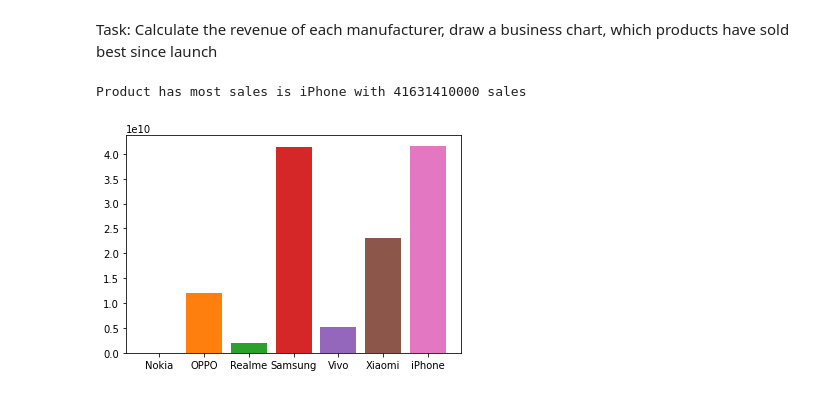
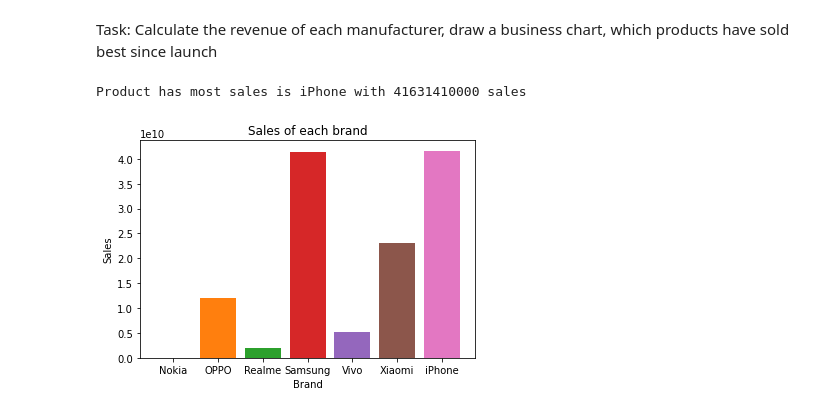
Before and after one commit to kienphamlalala/crawldata, a Jupyter notebook: xulyfile.ipynb, the cells around one changed output. Drawn from its saved outputs; the diff is of its cells as text; code cells hidden in the pictures.

Commit message:
Add graph

```diff
--- a/xulyfile.ipynb
+++ b/xulyfile.ipynb
@@ -1,23 +1,28 @@
 # %%
 import pandas as pd
-
+from matplotlib.cm import coolwarm
+import numpy as np
 df=pd.read_csv('Du_lieu_dt_4.csv')
 df['Gia']=df['Gia'].replace('[*₫Giá dự kiến: .]','',regex=True)
 df['Gia']=pd.to_numeric(df['Gia']).astype(int)
-df
+df=df.dropna(axis=0,how='any')
 # %% [markdown]
 Task: Calculate the revenue of each manufacturer, draw a business chart, which products have sold best since launch
 # %%
 import numpy as np
 import matplotlib.pyplot as plt
-
-df['Sales']=df['Gia']*df['So Luong']
-df.head()
-sale_values=df.groupby('Brand').sum()['Sales']
+df1=df
+df1['Sales']=df['Gia']*df['So Luong']
+df1.head()
+sale_values=df1.groupby('Brand').sum()['Sales']
+sale_values
 for i,y in sale_values.items():
     plt.bar(i,y)
+    plt.xlabel('Brand')
+    plt.ylabel('Sales')
+    plt.title('Sales of each brand')
     if y==sale_values.max():
         print('Product has most sales is',i,'with',y,'sales')
 # %% [output]
 Product has most sales is iPhone with 41631410000 sales
-[figure, old version]
+[figure, new version]
```
Also changed, not shown: parts of 7 cells of this notebook.
